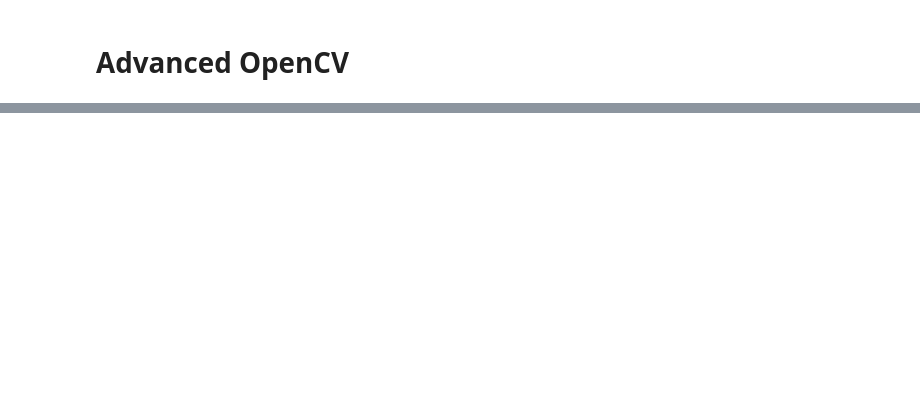
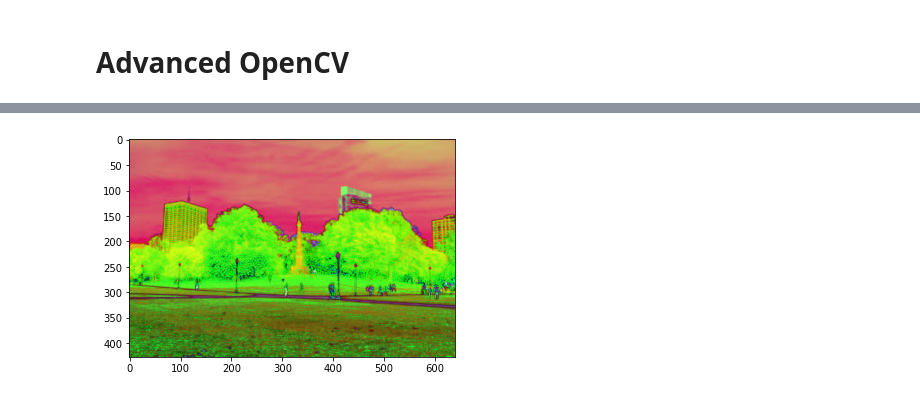
Before and after one commit to ibadrather/ImageProcessing, a Jupyter notebook: 2 OpenCV Advanced.ipynb, the cells around one changed output, grey strips where cells are left out. Cells and saved outputs as stored; diff of their text form; code cells hidden in the pictures; blank space fills up the shorter version.

```diff
--- a/2 OpenCV Advanced.ipynb
+++ b/2 OpenCV Advanced.ipynb
@@ -43,0 +62,6 @@ def display_vid(name):
+# %%
+# BGR to HSV
+hsv = cv.cvtColor(img, cv.COLOR_BGR2HSV)
+display(hsv)
+# %% [output]
+[figure, added]
```
Also changed, not shown: parts of 40 cells of this notebook.
